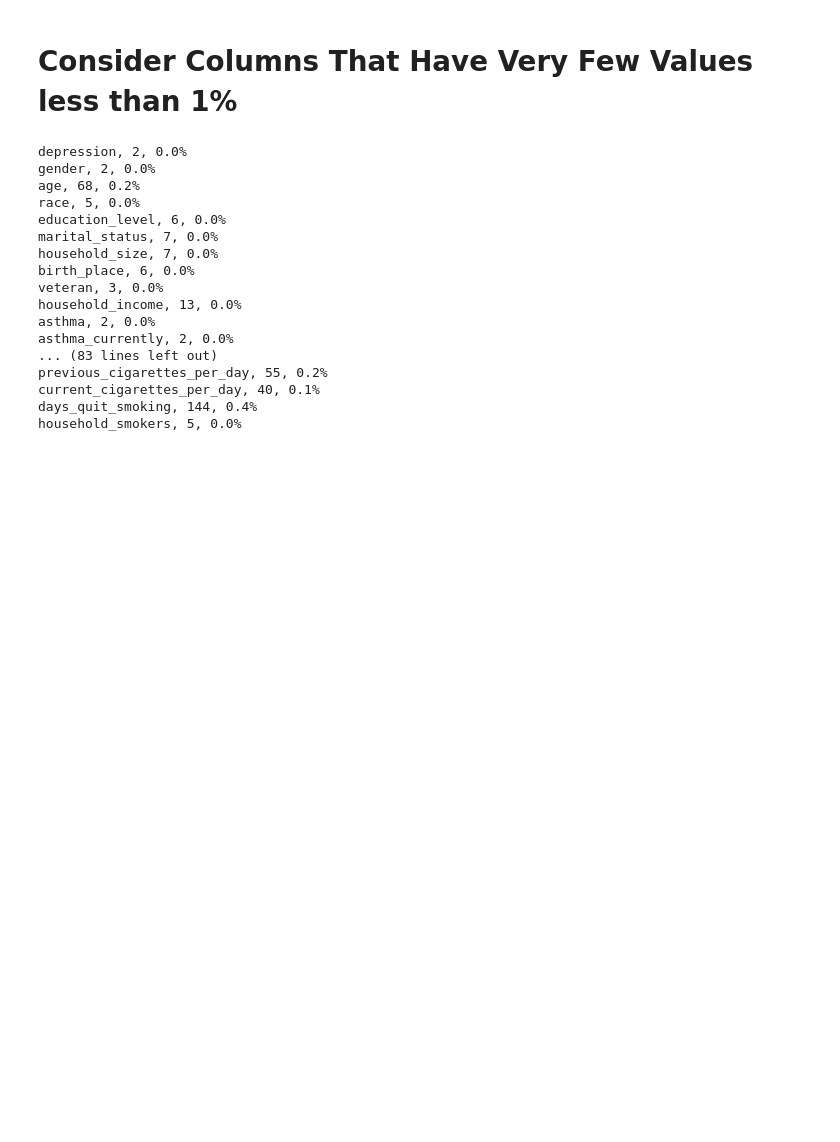
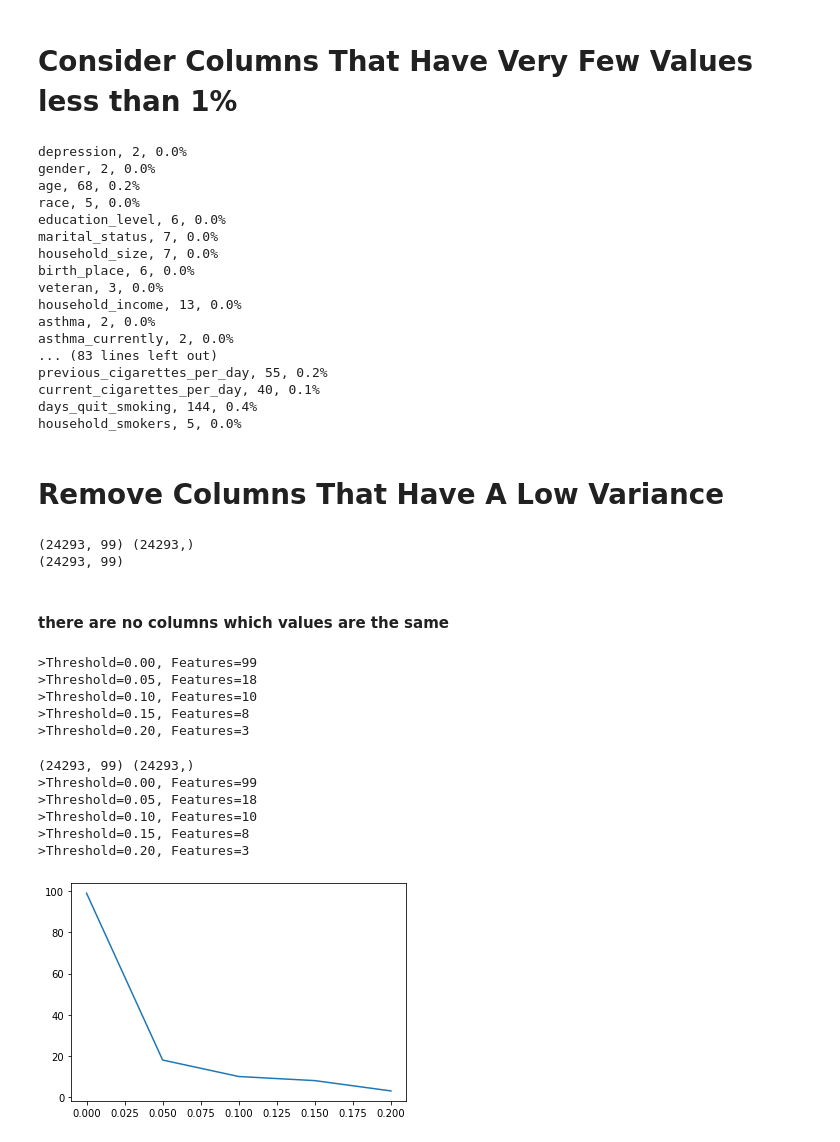
Before and after one commit to MrMiki890/PredictingDepression, a Jupyter notebook: notebooks/data_cleaning.ipynb, the cells around one changed output. Saved outputs shown, nothing was run; the diff lists cells and outputs as text; code cells hidden in the pictures; blank space fills up the shorter version.

Commit message:
# Remove Columns That Have A Low Variance
Roberto check it out

```diff
--- a/notebooks/data_cleaning.ipynb
+++ b/notebooks/data_cleaning.ipynb
@@ -237,3 +237,78 @@ previous_cigarettes_per_day, 55, 0.2%
 current_cigarettes_per_day, 40, 0.1%
 days_quit_smoking, 144, 0.4%
 household_smokers, 5, 0.0%
+# %% [markdown]
+# Remove Columns That Have A Low Variance
+# %%
+from sklearn.feature_selection import VarianceThreshold
+# load the dataset
+df = cat_train_df
+# split data into inputs and outputs
+data = df.values
+X = data[:, :-1]
+y = data[:, -1]
+print(X.shape, y.shape)
+# define the transform
+transform = VarianceThreshold()
+# transform the input data
+X_sel = transform.fit_transform(X)
+print(X_sel.shape)
+# %% [output]
+(24293, 99) (24293,)
+(24293, 99)
+# %% [markdown]
+#### there are no columns which values are the same
+# %%
+thresholds = arange(0.0, 0.25, 0.05)
+# %%
+results = list()
+for t in thresholds:
+# define the transform
+    transform = VarianceThreshold(threshold=t)
+# transform the input data
+    X_sel = transform.fit_transform(X)
+# determine the number of input features
+    n_features = X_sel.shape[1]
+    print('>Threshold=%.2f, Features=%d' % (t, n_features))
+# store the result
+    results.append(n_features)
+# %% [output]
+>Threshold=0.00, Features=99
+>Threshold=0.05, Features=18
+>Threshold=0.10, Features=10
+>Threshold=0.15, Features=8
+>Threshold=0.20, Features=3
+# %%
+from numpy import arange
+from sklearn.feature_selection import VarianceThreshold
+from matplotlib import pyplot
+# load the dataset
+df = cat_train_df
+# split data into inputs and outputs
+data = df.values
+X = data[:, :-1]
+y = data[:, -1]
+print(X.shape, y.shape)
+# apply transform with each threshold
+results = list()
+for t in thresholds:
+# define the transform
+    transform = VarianceThreshold(threshold=t)
+# transform the input data
+    X_sel = transform.fit_transform(X)
+# determine the number of input features
+    n_features = X_sel.shape[1]
+    print('>Threshold=%.2f, Features=%d' % (t, n_features))
+# store the result
+    results.append(n_features)
+# plot the threshold vs the number of selected features
+pyplot.plot(thresholds, results)
+pyplot.show()
+# %% [output]
+(24293, 99) (24293,)
+>Threshold=0.00, Features=99
+>Threshold=0.05, Features=18
+>Threshold=0.10, Features=10
+>Threshold=0.15, Features=8
+>Threshold=0.20, Features=3
+[figure, added]
```
